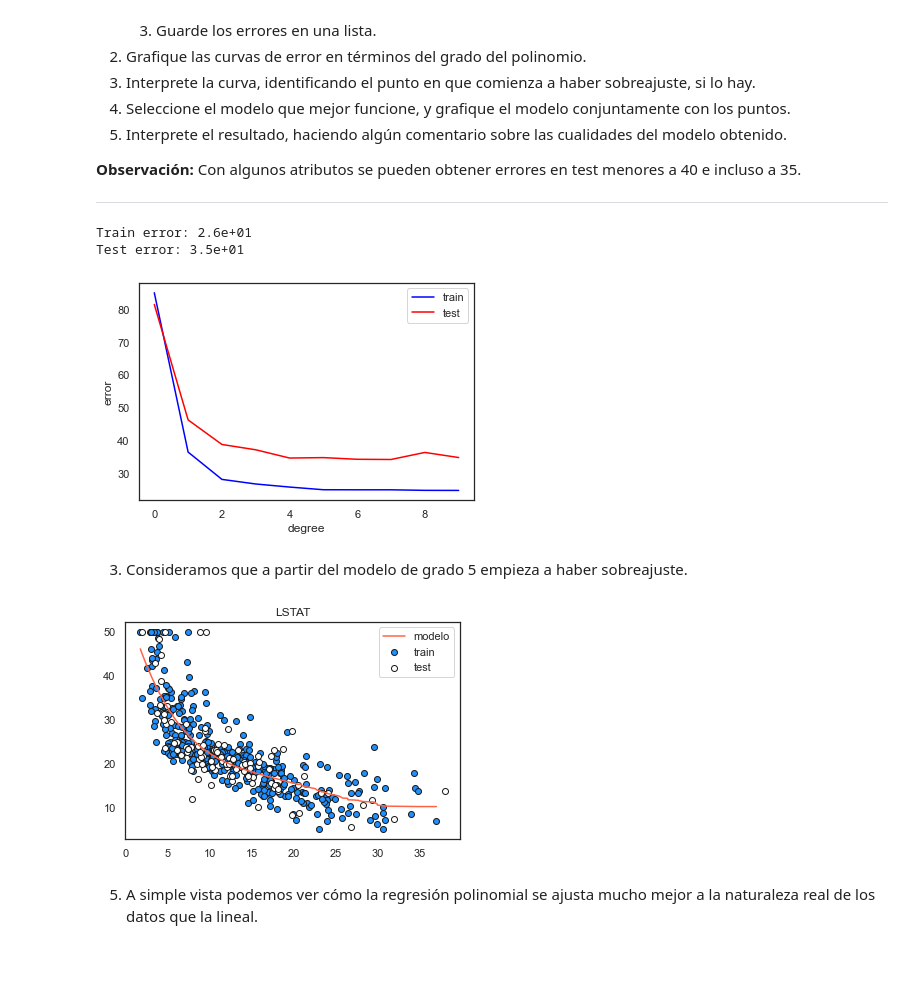
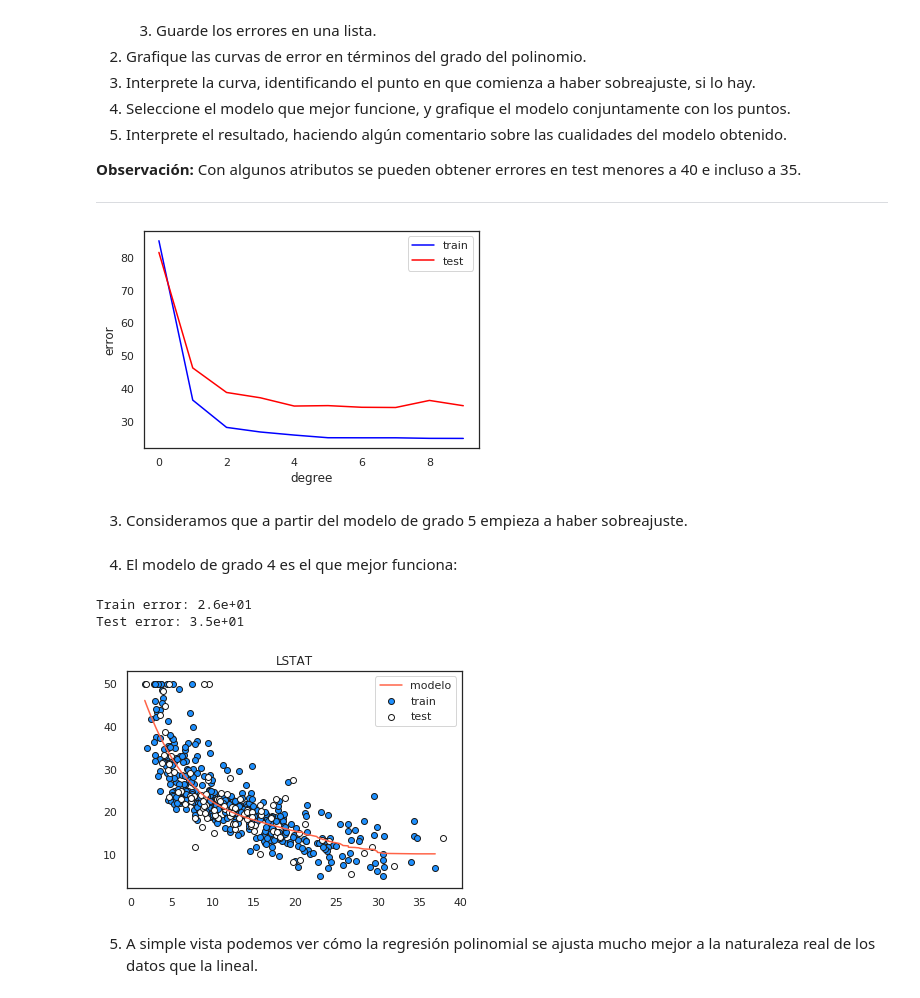
Before and after one commit to mauroeparis/introAprendizajeAutomatico, a Jupyter notebook: Lab_1_Mauro.ipynb, the cells around one changed output. Saved outputs shown, nothing was run; the diff lists cells and outputs as text; code cells hidden in the pictures; blank space fills up the shorter version.

Commit message:
`Lab_1_Mauro.ipynb`, exercise 4: rearrange cells, add models to list instead of re-training.

```diff
--- a/Lab_1_Mauro.ipynb
+++ b/Lab_1_Mauro.ipynb
@@ -232,27 +228,12 @@ from sklearn.pipeline import make_pipeline
-# %%
-# A.
-degree = 4
-pol_model = make_pipeline(PolynomialFeatures(degree), LinearRegression())
-
-pol_regresion = pol_model.fit(X_train_f, y_train)
-# %%
-# B.
-pred_y_train_pol = pol_regresion.predict(X_train_f)
-pred_y_test_pol = pol_regresion.predict(X_test_f)
-
-train_error_pol = mean_squared_error(y_train, pred_y_train_pol)
-test_error_pol = mean_squared_error(y_test, pred_y_test_pol)
-
-print(f'Train error: {train_error_pol:0.2}')
-print(f'Test error: {test_error_pol:0.2}')
-# %% [output]
-Train error: 2.6e+01
-Test error: 3.5e+01
 # %%
-# C.
+# 1.
+from sklearn.preprocessing import PolynomialFeatures
+from sklearn.pipeline import make_pipeline
+
 train_errors = []
 test_errors = []
-degrees = [0, 1, 2, 3, 4, 5, 6, 7, 8, 9]
+pol_models = []
+degrees = range(10)
 for degree in degrees:
     # train:
     model = make_pipeline(PolynomialFeatures(degree), LinearRegression())
@@ -267,6 +248,8 @@ for degree in degrees:
     test_error = mean_squared_error(y_test, y_test_pred)
     train_errors.append(train_error)
     test_errors.append(test_error)
+
+    pol_models.append(model)
 # %%
 # 2.
 plt.plot(degrees, train_errors, color="blue", label="train")
@@ -278,20 +261,33 @@ plt.ylabel("error")
 
 plt.show()
 # %% [output]
-[figure, old version]
+[figure, new version]
 # %% [markdown]
 3. Consideramos que a partir del modelo de grado 5 empieza a haber sobreajuste.
+# %% [markdown]
+4. El modelo de grado 4 es el que mejor funciona:
 # %%
-# 4.
+pol_model = pol_models[4]
+
+pred_y_train_pol = pol_model.predict(X_train_f)
+pred_y_test_pol = pol_model.predict(X_test_f)
+
+train_error_pol = mean_squared_error(y_train, pred_y_train_pol)
+test_error_pol = mean_squared_error(y_test, pred_y_test_pol)
+print(f'Train error: {train_error_pol:0.2}')
+print(f'Test error: {test_error_pol:0.2}')
+
 plt.plot(sorted(X_train_f), sorted(pred_y_train_pol, reverse=True), color="tomato", label="modelo")
 
 plt.scatter(X_train_f, y_train, facecolor="dodgerblue", edgecolor="k", label="train")
 plt.scatter(X_test_f, y_test, facecolor="white", edgecolor="k", label="test")
 plt.title(feature)
 plt.legend()
 plt.show()
 # %% [output]
+Train error: 2.6e+01
+Test error: 3.5e+01
-[figure, old version]
+[figure, new version]
 # %% [markdown]
 5. A simple vista podemos ver cómo la regresión polinomial se ajusta mucho mejor a la naturaleza real de los datos que la lineal.
 # %% [markdown]
```
Also changed, not shown: parts of 3 cells of this notebook.
